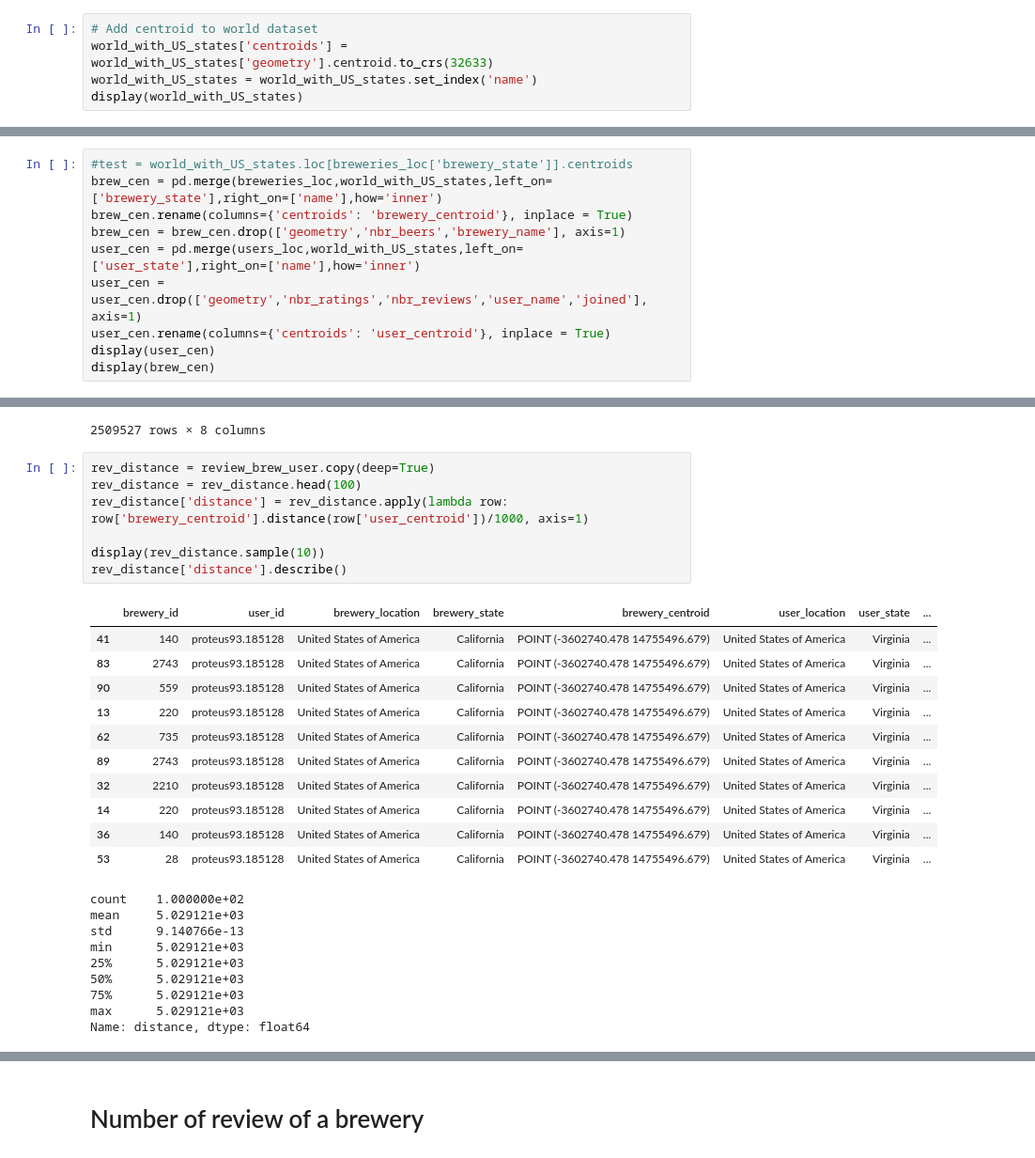
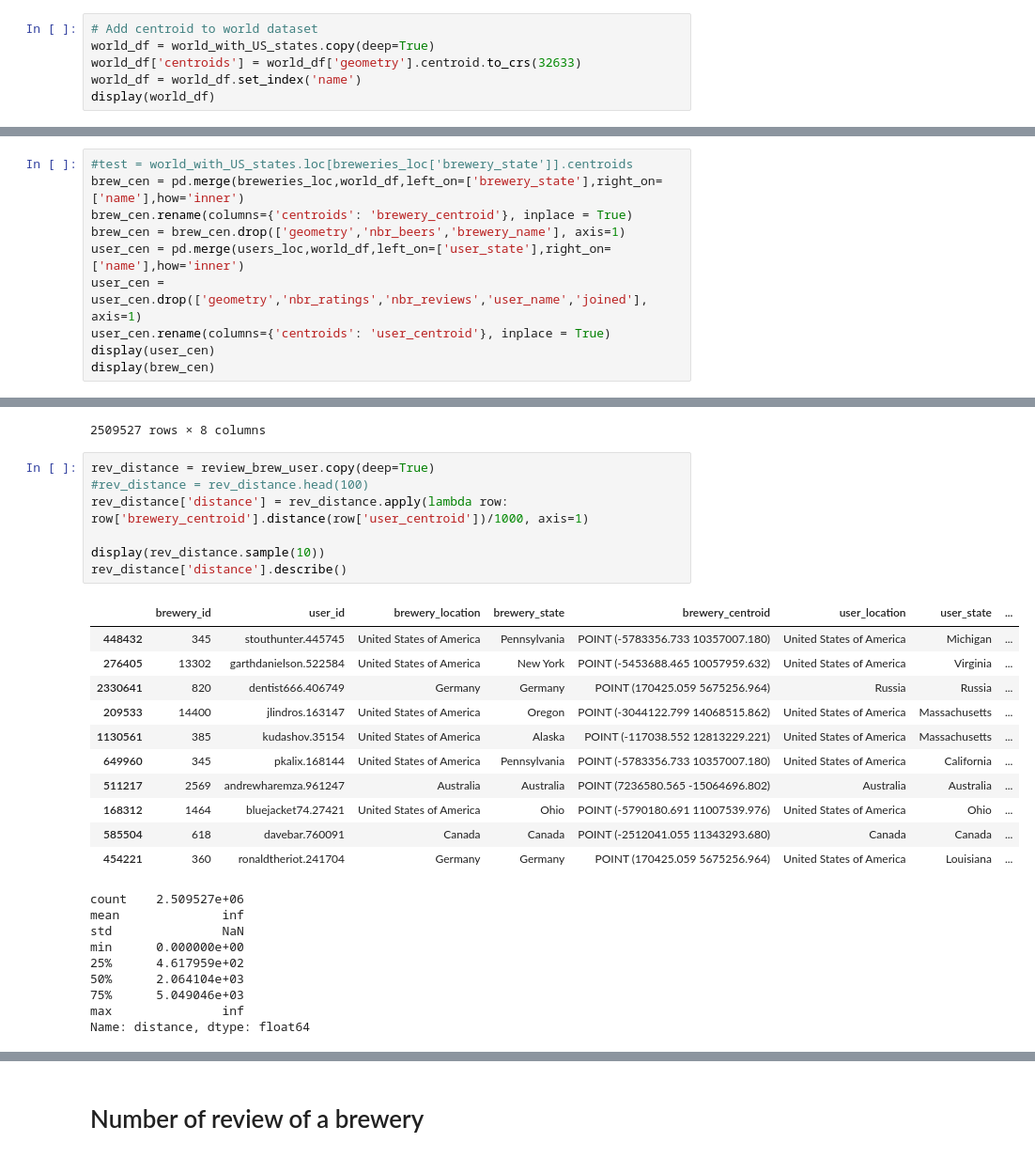
Before and after one commit to epfl-ada/ada-2023-project-todolegax, a Jupyter notebook: data_prepro_BA_Axel_Tom.ipynb, the cells around one changed output, grey strips where cells are left out. Shown at 94% size. Drawn from its saved outputs; the diff is of its cells as text.

```diff
--- a/data_prepro_BA_Axel_Tom.ipynb
+++ b/data_prepro_BA_Axel_Tom.ipynb
@@ -588,9 +589,10 @@ Top 10 countries (considering US states) with most reviewers:
 We are interested, for each review, to see the relative distance between the reviewer and the brewery. This would give us some insights in how the popularity of a brewery is spread in the world.
 # %%
 # Add centroid to world dataset
-world_with_US_states['centroids'] = world_with_US_states['geometry'].centroid.to_crs(32633)
-world_with_US_states = world_with_US_states.set_index('name')
-display(world_with_US_states)
+world_df = world_with_US_states.copy(deep=True)
+world_df['centroids'] = world_df['geometry'].centroid.to_crs(32633)
+world_df = world_df.set_index('name')
+display(world_df)
 # %% [output]
 |  | geometry | centroids |
 | name |  |  |
@@ -608,10 +610,10 @@ display(world_with_US_states)
 228 rows × 2 columns
 # %%
 #test = world_with_US_states.loc[breweries_loc['brewery_state']].centroids
-brew_cen = pd.merge(breweries_loc,world_with_US_states,left_on=['brewery_state'],right_on=['name'],how='inner')
+brew_cen = pd.merge(breweries_loc,world_df,left_on=['brewery_state'],right_on=['name'],how='inner')
 brew_cen.rename(columns={'centroids': 'brewery_centroid'}, inplace = True)
 brew_cen = brew_cen.drop(['geometry','nbr_beers','brewery_name'], axis=1)
-user_cen = pd.merge(users_loc,world_with_US_states,left_on=['user_state'],right_on=['name'],how='inner')
+user_cen = pd.merge(users_loc,world_df,left_on=['user_state'],right_on=['name'],how='inner')
 user_cen = user_cen.drop(['geometry','nbr_ratings','nbr_reviews','user_name','joined'], axis=1)
 user_cen.rename(columns={'centroids': 'user_centroid'}, inplace = True)
 display(user_cen)
@@ -664,31 +666,31 @@ display(review_brew_user)
 2509527 rows × 8 columns
 # %%
 rev_distance = review_brew_user.copy(deep=True)
-rev_distance = rev_distance.head(100)
+#rev_distance = rev_distance.head(100)
 rev_distance['distance'] = rev_distance.apply(lambda row: row['brewery_centroid'].distance(row['user_centroid'])/1000, axis=1)
 
 display(rev_distance.sample(10))
 rev_distance['distance'].describe()
 # %% [output]
 |  | brewery_id | user_id | brewery_location | brewery_state | brewery_centroid | user_location | user_state | ... |
-| 41 | 140 | proteus93.185128 | United States of America | California | POINT (-3602740.478 14755496.679) | United States of America | Virginia | ... |
-| 83 | 2743 | proteus93.185128 | United States of America | California | POINT (-3602740.478 14755496.679) | United States of America | Virginia | ... |
-| 90 | 559 | proteus93.185128 | United States of America | California | POINT (-3602740.478 14755496.679) | United States of America | Virginia | ... |
-| 13 | 220 | proteus93.185128 | United States of America | California | POINT (-3602740.478 14755496.679) | United States of America | Virginia | ... |
-| 62 | 735 | proteus93.185128 | United States of America | California | POINT (-3602740.478 14755496.679) | United States of America | Virginia | ... |
-| 89 | 2743 | proteus93.185128 | United States of America | California | POINT (-3602740.478 14755496.679) | United States of America | Virginia | ... |
-| 32 | 2210 | proteus93.185128 | United States of America | California | POINT (-3602740.478 14755496.679) | United States of America | Virginia | ... |
-| 14 | 220 | proteus93.185128 | United States of America | California | POINT (-3602740.478 14755496.679) | United States of America | Virginia | ... |
-| 36 | 140 | proteus93.185128 | United States of America | California | POINT (-3602740.478 14755496.679) | United States of America | Virginia | ... |
-| 53 | 28 | proteus93.185128 | United States of America | California | POINT (-3602740.478 14755496.679) | United States of America | Virginia | ... |
+| 448432 | 345 | stouthunter.445745 | United States of America | Pennsylvania | POINT (-5783356.733 10357007.180) | United States of America | Michigan | ... |
+| 276405 | 13302 | garthdanielson.522584 | United States of America | New York | POINT (-5453688.465 10057959.632) | United States of America | Virginia | ... |
+| 2330641 | 820 | dentist666.406749 | Germany | Germany | POINT (170425.059 5675256.964) | Russia | Russia | ... |
+| 209533 | 14400 | jlindros.163147 | United States of America | Oregon | POINT (-3044122.799 14068515.862) | United States of America | Massachusetts | ... |
+| 1130561 | 385 | kudashov.35154 | United States of America | Alaska | POINT (-117038.552 12813229.221) | United States of America | Massachusetts | ... |
+| 649960 | 345 | pkalix.168144 | United States of America | Pennsylvania | POINT (-5783356.733 10357007.180) | United States of America | California | ... |
+| 511217 | 2569 | andrewharemza.961247 | Australia | Australia | POINT (7236580.565 -15064696.802) | Australia | Australia | ... |
+| 168312 | 1464 | bluejacket74.27421 | United States of America | Ohio | POINT (-5790180.691 11007539.976) | United States of America | Ohio | ... |
+| 585504 | 618 | davebar.760091 | Canada | Canada | POINT (-2512041.055 11343293.680) | Canada | Canada | ... |
+| 454221 | 360 | ronaldtheriot.241704 | Germany | Germany | POINT (170425.059 5675256.964) | United States of America | Louisiana | ... |
-count    1.000000e+02
-mean     5.029121e+03
-std      9.140766e-13
-min      5.029121e+03
-25%      5.029121e+03
-50%      5.029121e+03
-75%      5.029121e+03
-max      5.029121e+03
+count    2.509527e+06
+mean              inf
+std               NaN
+min      0.000000e+00
+25%      4.617959e+02
+50%      2.064104e+03
+75%      5.049046e+03
+max               inf
 Name: distance, dtype: float64
 # %%
 plt.hist(rev_distance['distance'],bins=np.linspace(0,20000,200))
```
Also changed, not shown: parts of 4 cells of this notebook.
